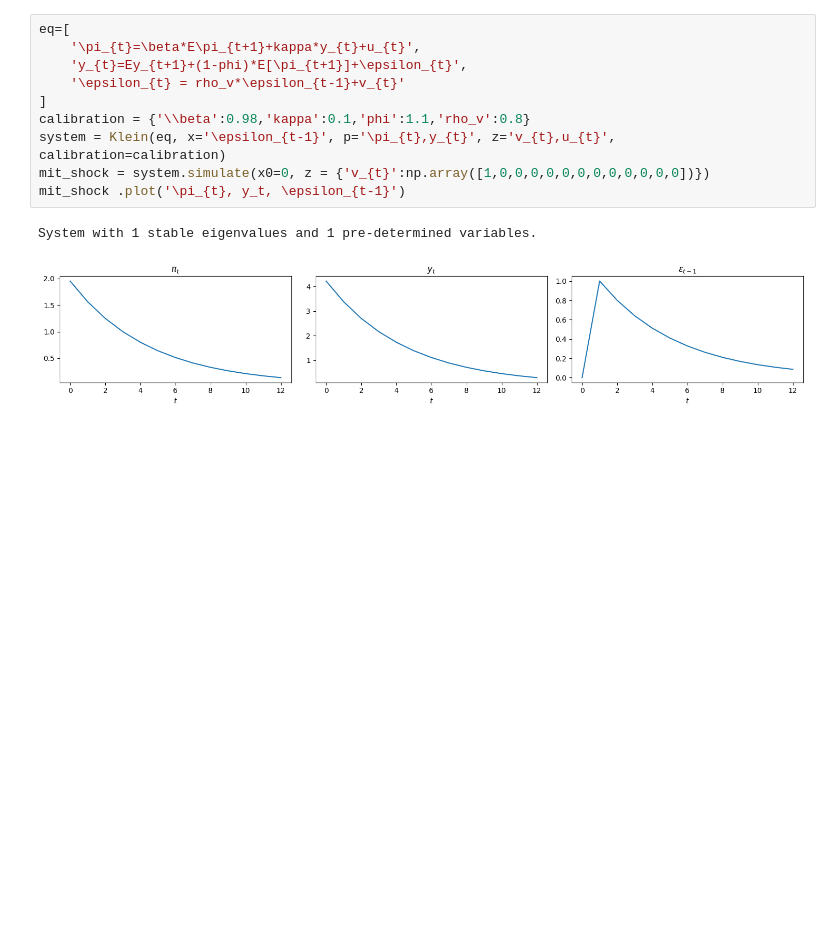
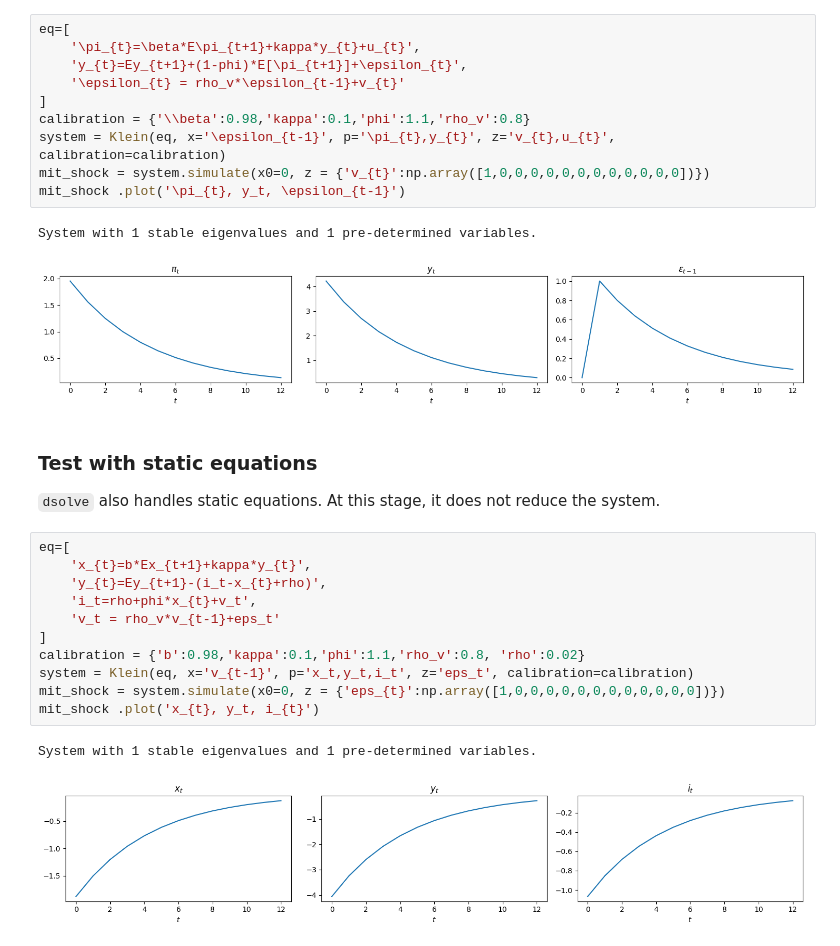
Before and after one commit to marcdelabarrera/dsolve, a Jupyter notebook: dsolve/dsolve_tutorial.ipynb, the cells around one changed output. Cells and saved outputs as stored; diff of their text form; blank space fills up the shorter version.

```diff
--- a/dsolve/dsolve_tutorial.ipynb
+++ b/dsolve/dsolve_tutorial.ipynb
@@ -40,3 +37,21 @@ mit_shock .plot('\pi_{t}, y_t, \epsilon_{t-1}')
 # %% [output]
 System with 1 stable eigenvalues and 1 pre-determined variables.
 [figure]
+# %% [markdown]
+### Test with static equations
+
+`dsolve` also handles static equations. At this stage, it does not reduce the system.
+# %%
+eq=[
+    'x_{t}=b*Ex_{t+1}+kappa*y_{t}',
+    'y_{t}=Ey_{t+1}-(i_t-x_{t}+rho)',
+    'i_t=rho+phi*x_{t}+v_t',
+    'v_t = rho_v*v_{t-1}+eps_t'
+]
+calibration = {'b':0.98,'kappa':0.1,'phi':1.1,'rho_v':0.8, 'rho':0.02}
+system = Klein(eq, x='v_{t-1}', p='x_t,y_t,i_t', z='eps_t', calibration=calibration)
+mit_shock = system.simulate(x0=0, z = {'eps_{t}':np.array([1,0,0,0,0,0,0,0,0,0,0,0,0])})
+mit_shock .plot('x_{t}, y_t, i_{t}')
+# %% [output]
+System with 1 stable eigenvalues and 1 pre-determined variables.
+[figure, added]
```
Also changed, not shown: parts of 7 cells of this notebook.
